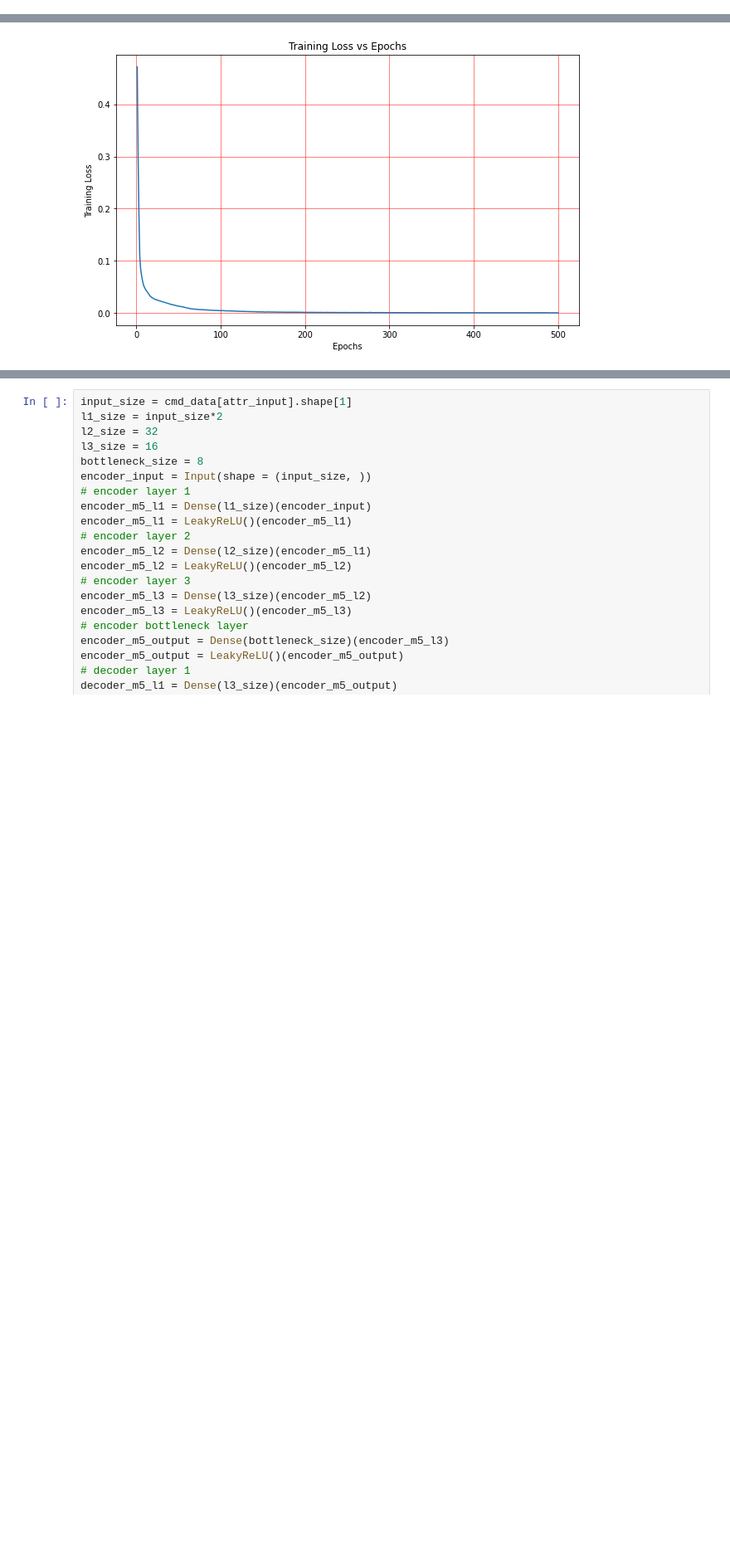
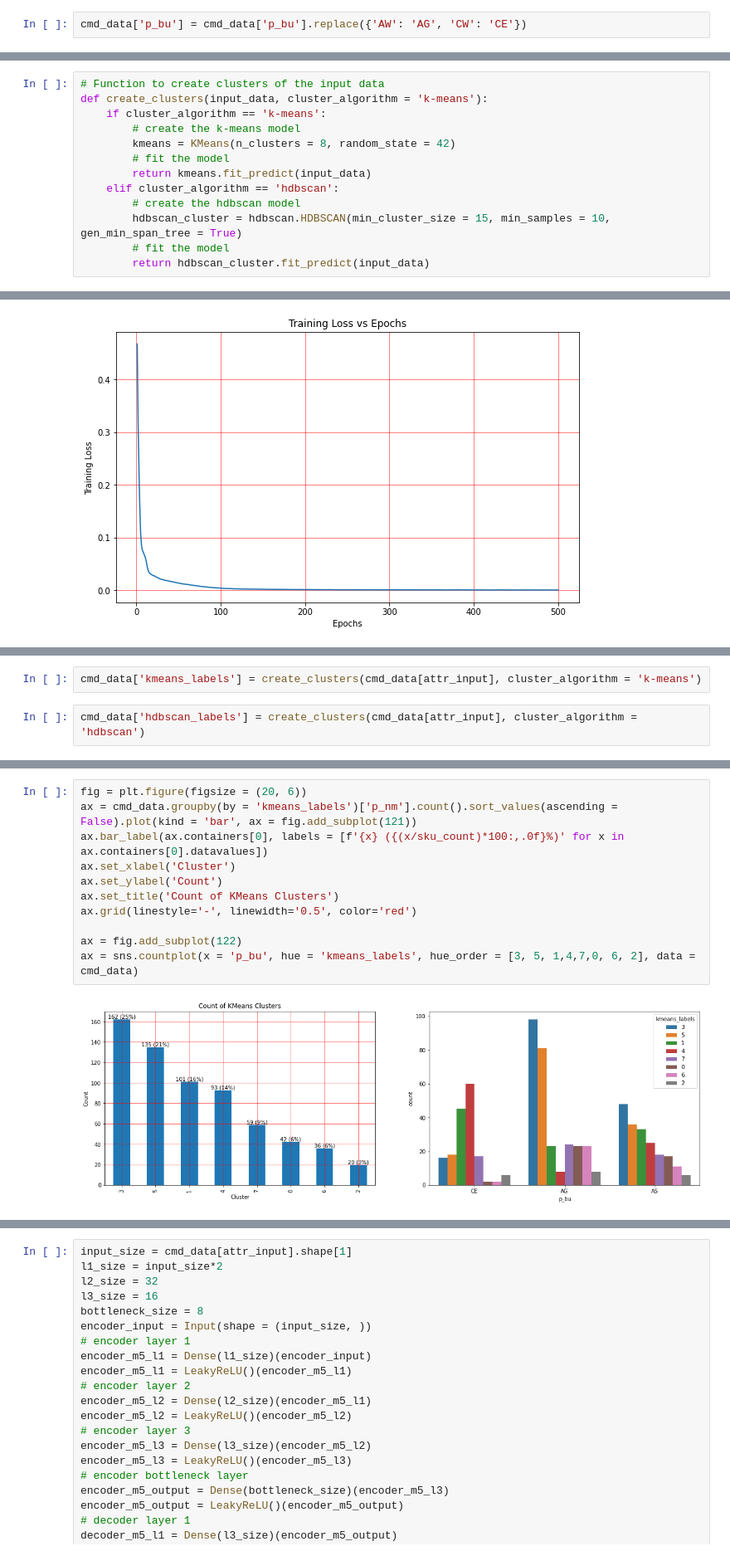
Before and after one commit to prasiyer/SKU_Clusters, a Jupyter notebook: Code/CMD_Cluster_Model.ipynb, the cells around one changed output, grey strips where cells are left out. Shown at 83% size. Drawn from its saved outputs; the diff is of its cells as text; blank space fills up the shorter version.

Commit message:
Cluster analysis

```diff
--- a/Code/CMD_Cluster_Model.ipynb
+++ b/Code/CMD_Cluster_Model.ipynb
@@ -18,3 +18,5 @@ from tensorflow.keras.utils import plot_model
 # Main change from v2 to v3 is that the specific regions have been replaced with general regions
 cmd_data = pd.read_csv('/data2/home/prasannaiyer/Projects/SKU_Cluster_Local/SKU_Clusters/Data/cmd_attributes_v3_upload.csv',\
     encoding = 'latin-1', decimal = '.', thousands = ',')
+# %%
+cmd_data['p_bu'] = cmd_data['p_bu'].replace({'AW': 'AG', 'CW': 'CE'})
@@ -92,6 +96,19 @@ class auto_encoder:
         # print minimum loss and the epoch at which it occurs
         # print(f'Minimum loss: {min(self.ae_model_hist.history['loss']):.4f} at epoch {self.ae_model_hist.history['loss'].index(min(self.ae_model_hist.history['loss']))}')
         print(f'Minimum loss: {min(self.ae_model_hist.history["loss"]):.4f} at epoch {np.argmin(self.ae_model_hist.history["loss"])}')
+# %%
+# Function to create clusters of the input data
+def create_clusters(input_data, cluster_algorithm = 'k-means'):
+    if cluster_algorithm == 'k-means':
+        # create the k-means model
+        kmeans = KMeans(n_clusters = 8, random_state = 42)
+        # fit the model
+        return kmeans.fit_predict(input_data)
+    elif cluster_algorithm == 'hdbscan':
+        # create the hdbscan model
+        hdbscan_cluster = hdbscan.HDBSCAN(min_cluster_size = 15, min_samples = 10, gen_min_span_tree = True)
+        # fit the model
+        return hdbscan_cluster.fit_predict(input_data)
 # %%
 input_size = len(attr_input)
 ae_layers = [input_size*2, 32, 16, 8]
@@ -150,0 +148,4 @@ Minimum loss: 0.0002 at epoch 495
+# %%
+cmd_data['kmeans_labels'] = create_clusters(cmd_data[attr_input], cluster_algorithm = 'k-means')
+# %%
+cmd_data['hdbscan_labels'] = create_clusters(cmd_data[attr_input], cluster_algorithm = 'hdbscan')
@@ -150,0 +168,13 @@ Minimum loss: 0.0002 at epoch 495
+# %%
+fig = plt.figure(figsize = (20, 6))
+ax = cmd_data.groupby(by = 'kmeans_labels')['p_nm'].count().sort_values(ascending = False).plot(kind = 'bar', ax = fig.add_subplot(121))
+ax.bar_label(ax.containers[0], labels = [f'{x} ({(x/sku_count)*100:,.0f}%)' for x in ax.containers[0].datavalues])
+ax.set_xlabel('Cluster')
+ax.set_ylabel('Count')
+ax.set_title('Count of KMeans Clusters')
+ax.grid(linestyle='-', linewidth='0.5', color='red')
+
+ax = fig.add_subplot(122)
+ax = sns.countplot(x = 'p_bu', hue = 'kmeans_labels', hue_order = [3, 5, 1,4,7,0, 6, 2], data = cmd_data)
+# %% [output]
+[figure, added]
```
Also changed, not shown: parts of 14 cells of this notebook.
